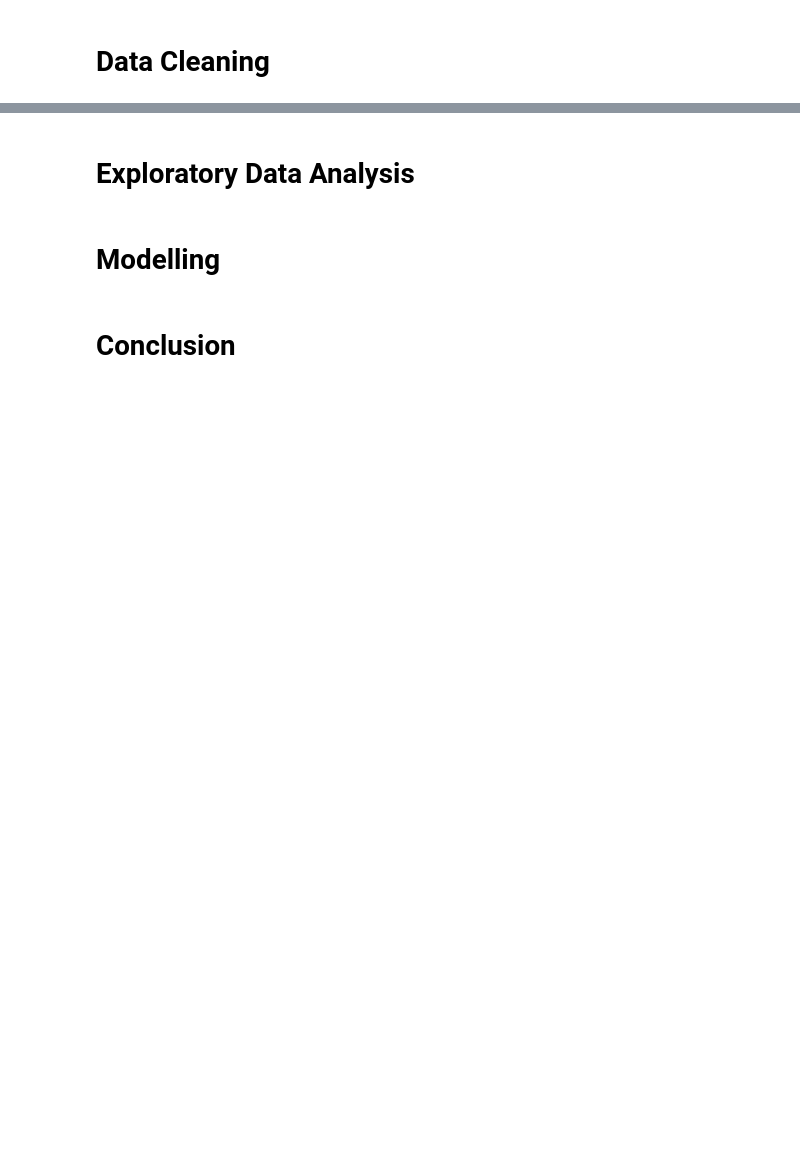
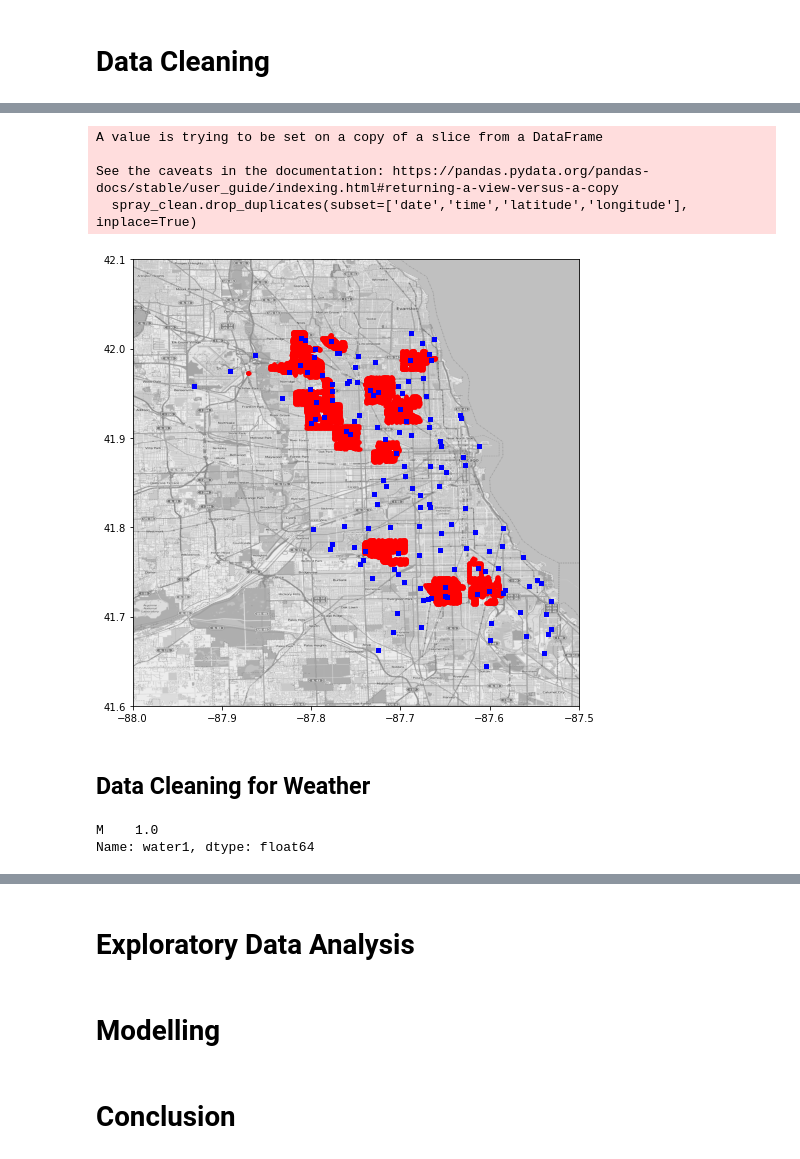
Before and after one commit to kkhalis/project_4, a Jupyter notebook: Project 4 - West Nile Virus Prediction_Khalis.ipynb, the cells around one changed output, grey strips where cells are left out. Cells and saved outputs as stored; diff of their text form; code cells hidden in the pictures; blank space fills up the shorter version.

```diff
--- a/Project 4 - West Nile Virus Prediction_Khalis.ipynb
+++ b/Project 4 - West Nile Virus Prediction_Khalis.ipynb
@@ -187,0 +188,39 @@ plt.savefig('map.png')
+# %%
+spray_clean.drop_duplicates(subset=['date','time','latitude','longitude'], inplace=True)
+# %% [output]
+A value is trying to be set on a copy of a slice from a DataFrame
+
+See the caveats in the documentation: https://pandas.pydata.org/pandas-docs/stable/user_guide/indexing.html#returning-a-view-versus-a-copy
+  spray_clean.drop_duplicates(subset=['date','time','latitude','longitude'], inplace=True)
+# %%
+train_longs = train['longitude']
+train_lats = train['latitude']
+
+spray_longs = spray_clean['longitude']
+spray_lats = spray_clean['latitude']
+
+plt.figure(figsize=(8,10))
+origin = [41.6, -88.0]              # lat/long of origin (lower left corner)
+upperRight = [42.1, -87.5]          # lat/long of upper right corner
+
+mapdata = np.loadtxt("./assets/mapdata_copyright_openstreetmap_contributors.txt")
+
+intersection = [41.909614, -87.746134]  # co-ordinates of intersection of IL64 / IL50 according to Google Earth
+
+
+# generate plot
+plt.imshow(mapdata, cmap=plt.get_cmap('gray'), extent=[origin[1], upperRight[1], origin[0], upperRight[0]])
+plt.scatter(x=spray_longs, y=spray_lats, c='r', s=10)
+plt.scatter(x=train_longs, y=train_lats, c='b', s=15, marker='s')
+
+#plt.show()
+# plt.savefig('map.png')
+# %% [output]
+[figure, added]
+# %% [markdown]
+## Data Cleaning for Weather
+# %%
+weather['water1'].value_counts(normalize=True)
+# %% [output]
+M    1.0
+Name: water1, dtype: float64
```
Also changed, not shown: parts of 49 cells of this notebook, 1 other file.
